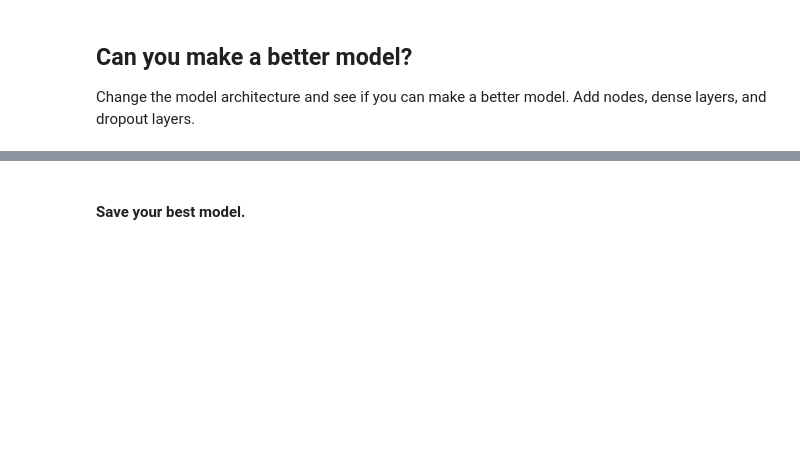
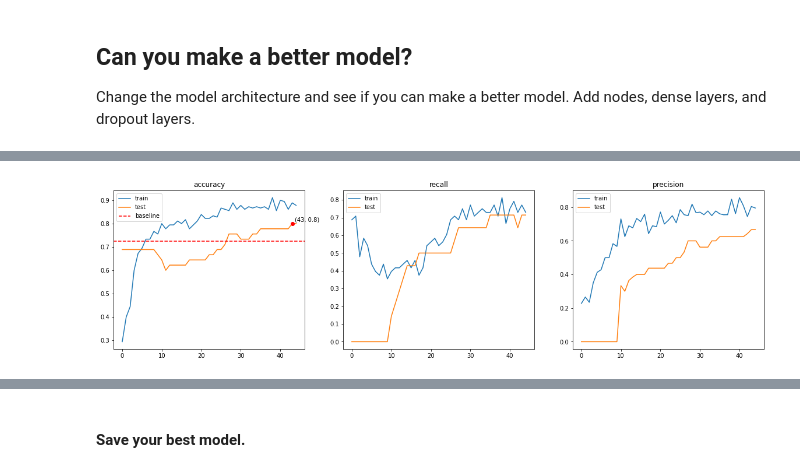
Before and after one commit to viviloaf/general-assembly, a Jupyter notebook: labs/7.01-lab-nn-classification-master/7_01_lab_nn_classification_starter.ipynb, the cells around one changed output, grey strips where cells are left out. Cells and saved outputs as stored; diff of their text form; code cells hidden in the pictures; blank space fills up the shorter version.

```diff
--- a/labs/7.01-lab-nn-classification-master/7_01_lab_nn_classification_starter.ipynb
+++ b/labs/7.01-lab-nn-classification-master/7_01_lab_nn_classification_starter.ipynb
@@ -321,0 +583,4 @@ Change the model architecture and see if you can make a better model. Add nodes,
+# %%
+history_3 = neural_net(model_3, 50)
+# %% [output]
+[figure, added]
```
Also changed, not shown: parts of 73 cells of this notebook.
